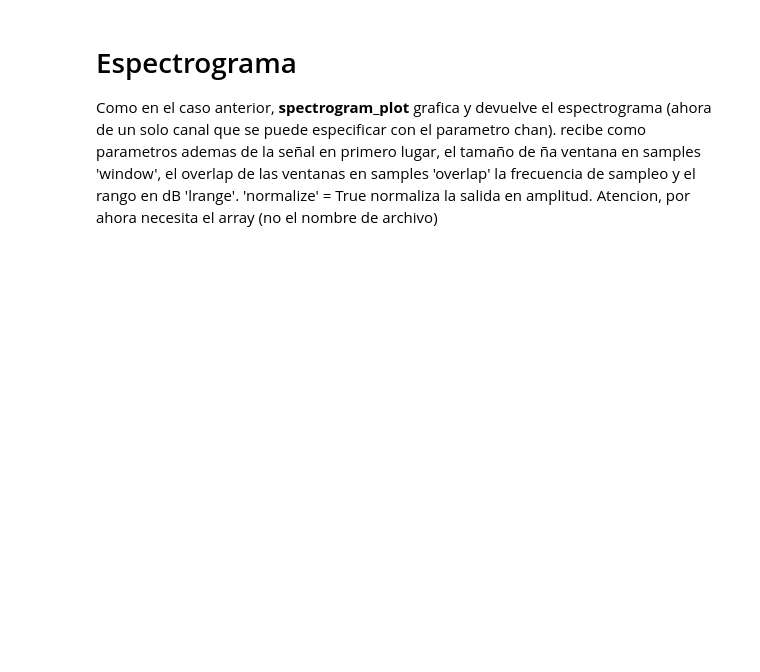
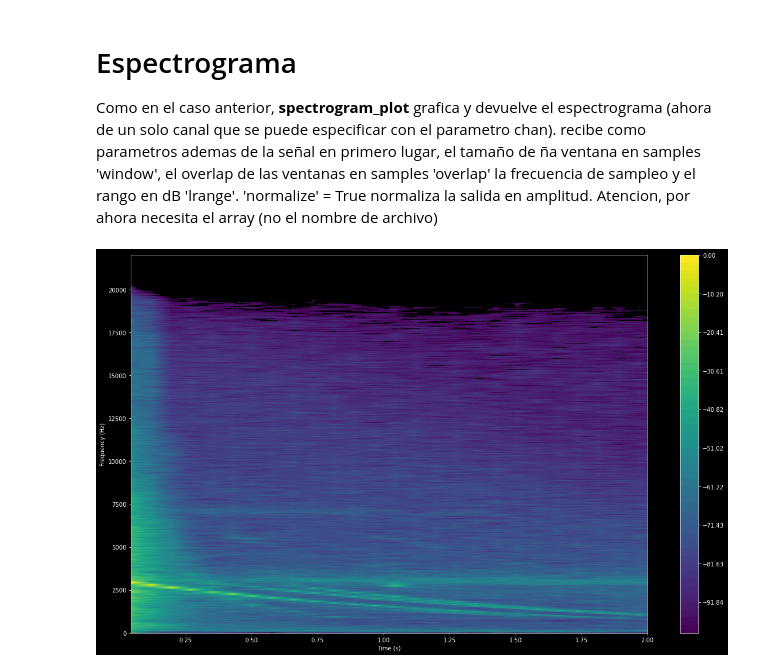
Before and after one commit to meguia/IRma, a Jupyter notebook: src/notebooks/field_session.ipynb, the cells around one changed output. Drawn from its saved outputs; the diff is of its cells as text; code cells hidden in the pictures; blank space fills up the shorter version.

```diff
--- a/src/notebooks/field_session.ipynb
+++ b/src/notebooks/field_session.ipynb
@@ -162,4 +163,6 @@ Como en el caso anterior, **spectrogram_plot** grafica y devuelve el espectrogra
 recibe como parametros ademas de la señal en primero lugar, el tamaño de ña ventana en samples 'window', el overlap de las ventanas en samples 'overlap' la frecuencia de sampleo y el rango en dB 'lrange'. 'normalize' = True normaliza la salida en amplitud.
 Atencion, por ahora necesita el array (no el nombre de archivo)
 # %%
-spec = spectrogram_plot(ri_L1,4096,400,chan=0,normalized=True,fs=fs,lrange=100,fmax=22000)
+spec = spectrogram_plot(ir1,4096,400,chan=0,normalized=True,fs=fs,lrange=100,fmax=22000)
+# %% [output]
+[figure, added]
```
Also changed, not shown: parts of 20 cells of this notebook, 1 other file.
